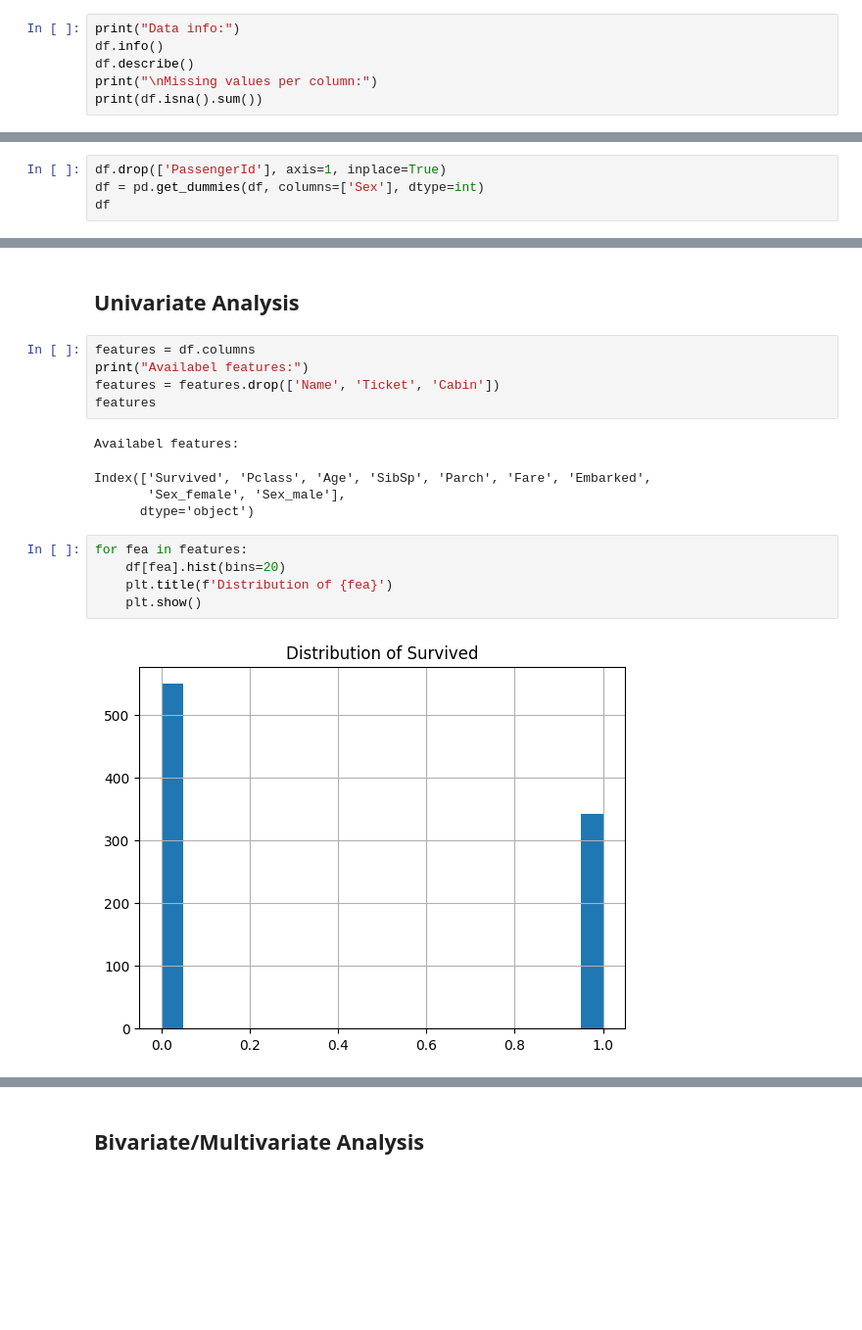
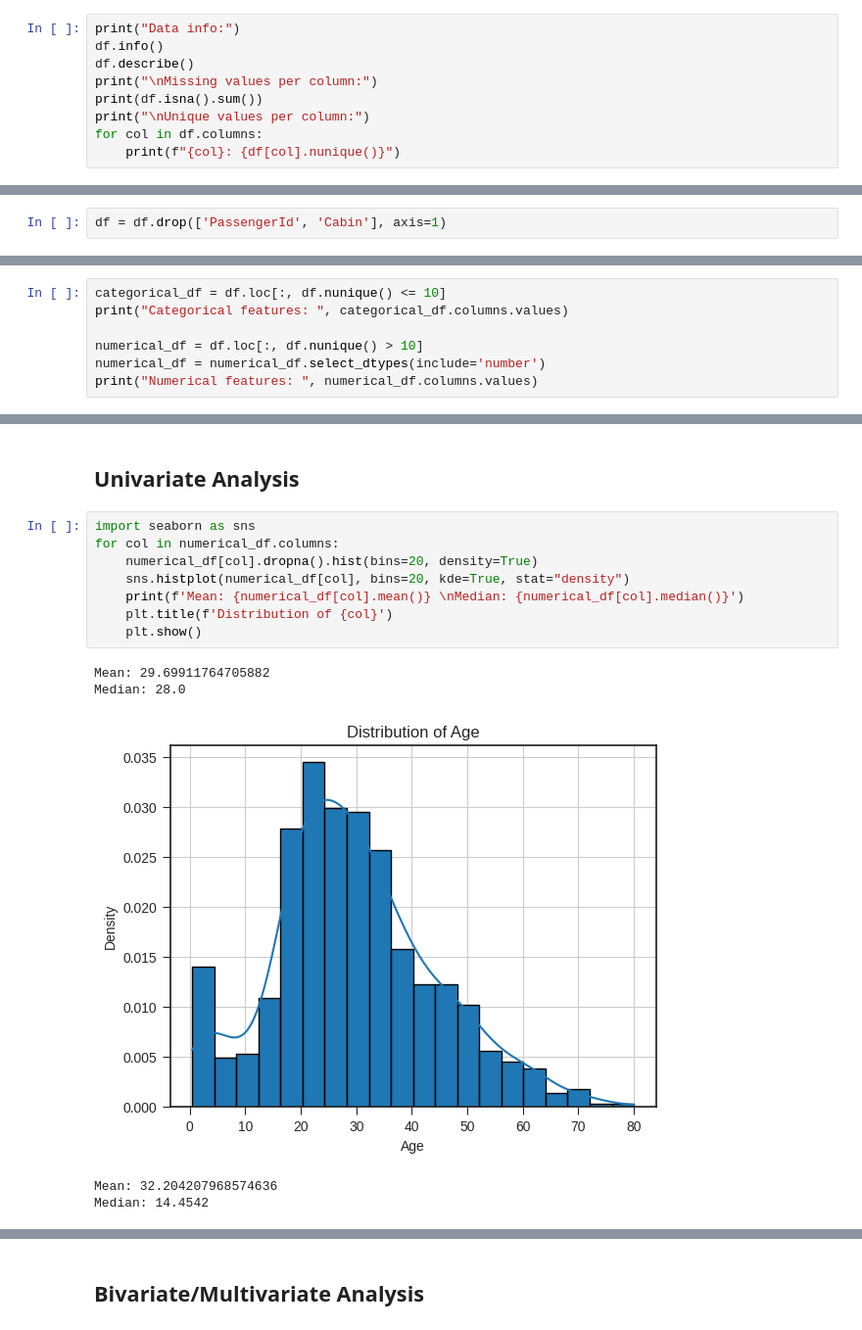
Before and after one commit to hvtruong/Kaggle_projects, a Jupyter notebook: titanic/model.ipynb, the cells around one changed output, grey strips where cells are left out. Shown at 98% size. Drawn from its saved outputs; the diff is of its cells as text; blank space fills up the shorter version.

```diff
--- a/titanic/model.ipynb
+++ b/titanic/model.ipynb
@@ -55,6 +55,9 @@ df.info()
 df.describe()
 print("\nMissing values per column:")
 print(df.isna().sum())
+print("\nUnique values per column:")
+for col in df.columns:
+    print(f"{col}: {df[col].nunique()}")
 # %% [output]
 Data info:
 <class 'pandas.core.frame.DataFrame'>
@@ -76 +97,3 @@ dtype: int64
+# %%
+df = df.drop(['PassengerId', 'Cabin'], axis=1)
 # %% [markdown]
@@ -78,4 +100,0 @@ dtype: int64
-# %%
-df.drop(['PassengerId'], axis=1, inplace=True)
-df = pd.get_dummies(df, columns=['Sex'], dtype=int)
-df
@@ -95,0 +106,7 @@ df
+# %%
+categorical_df = df.loc[:, df.nunique() <= 10]
+print("Categorical features: ", categorical_df.columns.values)
+
+numerical_df = df.loc[:, df.nunique() > 10]
+numerical_df = numerical_df.select_dtypes(include='number')
+print("Numerical features: ", numerical_df.columns.values)
@@ -96,19 +116,16 @@ df
 # %% [markdown]
 ## Univariate Analysis
-# %%
-features = df.columns
-print("Availabel features:")
-features = features.drop(['Name', 'Ticket', 'Cabin'])
-features
-# %% [output]
-Availabel features:
-Index(['Survived', 'Pclass', 'Age', 'SibSp', 'Parch', 'Fare', 'Embarked',
-       'Sex_female', 'Sex_male'],
-      dtype='object')
 # %%
-for fea in features:
-    df[fea].hist(bins=20)
-    plt.title(f'Distribution of {fea}')
+import seaborn as sns
+for col in numerical_df.columns:
+    numerical_df[col].dropna().hist(bins=20, density=True)
+    sns.histplot(numerical_df[col], bins=20, kde=True, stat="density")
+    print(f'Mean: {numerical_df[col].mean()} \nMedian: {numerical_df[col].median()}')
+    plt.title(f'Distribution of {col}')
     plt.show()
 # %% [output]
+Mean: 29.69911764705882
+Median: 28.0
-[figure, old version]
+[figure, new version]
+Mean: 32.204207968574636
+Median: 14.4542
```
Also changed, not shown: parts of 17 cells of this notebook.
